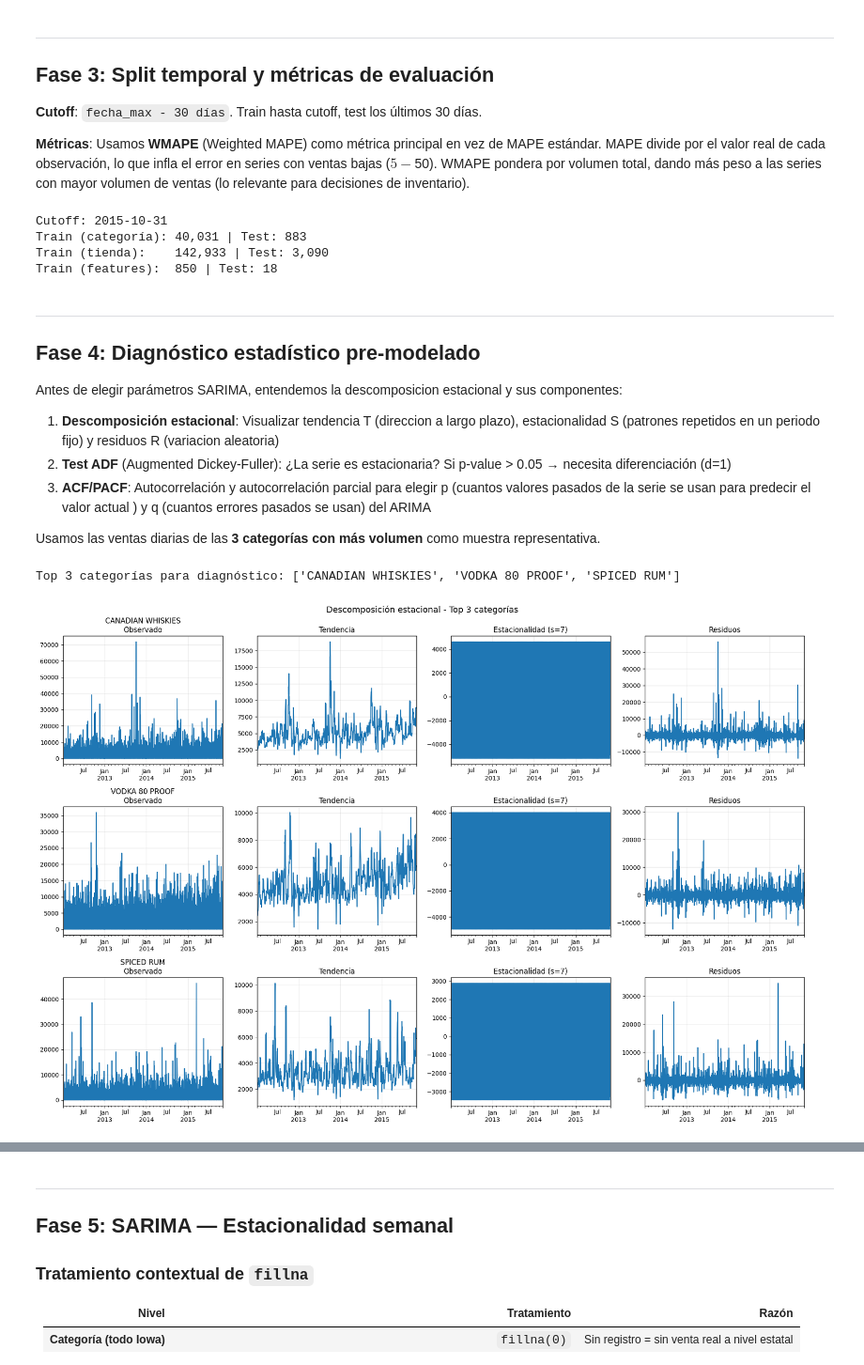
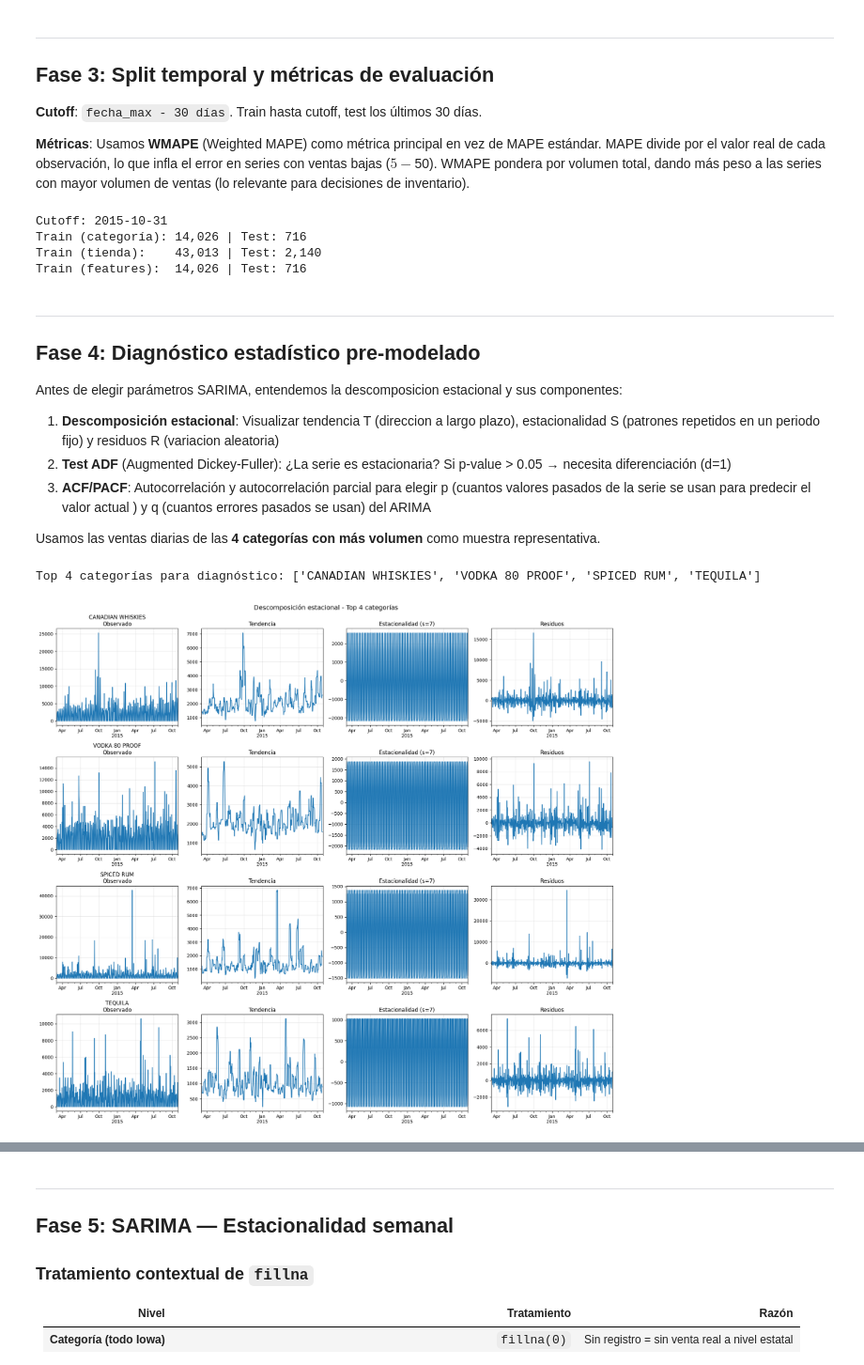
Before and after one commit to agus-chaud/forecasting-demanda-licores, a Jupyter notebook: forecasting-licores.ipynb, the cells around one changed output, grey strips where cells are left out. Shown at 94% size. Cells and saved outputs as stored; diff of their text form; code cells hidden in the pictures.

```diff
--- a/forecasting-licores.ipynb
+++ b/forecasting-licores.ipynb
@@ -19,9 +19,17 @@ from pathlib import Path
 
 DATA_DIR = Path("data")
 
-ventas_categoria_path = DATA_DIR / "ventas_por_categoria.parquet"
-ventas_tienda_path = DATA_DIR / "ventas_por_tienda.parquet"
-features_diarias_path = DATA_DIR / "features_ventas_diarias.parquet"
+# Agregados diarios (particionados por anio/mes) generados en `analisis-calidad.ipynb`
+ventas_categoria_path = DATA_DIR / "ventas_por_categoria_2"
+ventas_tienda_path = DATA_DIR / "ventas_por_tienda_2"
 
+# Caches de features por serie (categoria / tienda) generados en `analisis-calidad.ipynb`
+cache_cat_dir = DATA_DIR / "cache_features_categoria"
+cache_tienda_dir = DATA_DIR / "cache_features_tienda"
+
+ventas_categoria = pd.read_parquet(ventas_categoria_path)
+ventas_tienda = pd.read_parquet(ventas_tienda_path)
+features_categoria = pd.read_parquet(cache_cat_dir)
+features_tienda = pd.read_parquet(cache_tienda_dir)
 # Nota: estos Parquet se generan en `analisis-calidad.ipynb` a partir del CSV crudo.
 # Este notebook solo consume esas tablas para entrenar y evaluar modelos de forecasting.
@@ -683,6 +42,10 @@ Exportado: data/features_ventas_diarias.parquet
 **Métricas**: Usamos **WMAPE** (Weighted MAPE) como métrica principal en vez de MAPE estándar. MAPE divide por el valor real de cada observación, lo que infla el error en series con ventas bajas ($5-$50). WMAPE pondera por volumen total, dando más peso a las series con mayor volumen de ventas (lo relevante para decisiones de inventario).
 # %%
 import numpy as np
+
+# Usamos las features agregadas por categoría como base de df_features
+# (se puede ajustar más adelante si se añaden features por tienda)
+df_features = features_categoria
 
 # --- Funciones de métricas ---
 def wmape(y_true, y_pred):
@@ -724,9 +87,9 @@ print(f"Train (tienda):    {len(train_store):,} | Test: {len(test_store):,}")
 print(f"Train (features):  {len(train_features):,} | Test: {len(test_features):,}")
 # %% [output]
 Cutoff: 2015-10-31
-Train (categoría): 40,031 | Test: 883
-Train (tienda):    142,933 | Test: 3,090
-Train (features):  850 | Test: 18
+Train (categoría): 14,026 | Test: 716
+Train (tienda):    43,013 | Test: 2,140
+Train (features):  14,026 | Test: 716
 # %% [markdown]
 ---
 ## Fase 4: Diagnóstico estadístico pre-modelado
@@ -737,47 +100,47 @@ Antes de elegir parámetros SARIMA, entendemos la descomposicion estacional y su
 2. **Test ADF** (Augmented Dickey-Fuller): ¿La serie es estacionaria? Si p-value > 0.05 → necesita diferenciación (d=1)
 3. **ACF/PACF**: Autocorrelación y autocorrelación parcial para elegir p (cuantos valores pasados de la serie se usan para predecir el valor actual ) y q (cuantos errores pasados se usan) del ARIMA
 
-Usamos las ventas diarias de las **3 categorías con más volumen** como muestra representativa.
+Usamos las ventas diarias de las **4 categorías con más volumen** como muestra representativa.
 # %%
 import matplotlib.pyplot as plt
 from statsmodels.tsa.seasonal import seasonal_decompose
 from statsmodels.tsa.stattools import adfuller
 from statsmodels.graphics.tsaplots import plot_acf, plot_pacf
 
-# Top 3 categorías por volumen total de ventas
-top3_cats = (
+# Top 4 categorías por volumen total de ventas
+top4_cats = (
     ventas_categoria.groupby("categoria")["ventas"].sum()
-    .nlargest(3).index.tolist()
+    .nlargest(4).index.tolist()
 )
-print(f"Top 3 categorías para diagnóstico: {top3_cats}")
+print(f"Top 4 categorías para diagnóstico: {top4_cats}")
 
 # Preparar series diarias con reindex (fillna(0) es válido a nivel categoría agregada)
 series_diag = {}
 full_dates = pd.date_range(ventas_categoria["fecha"].min(), cutoff, freq="D")
 
-for cat in top3_cats:
+for cat in top4_cats:
     s = (
         train_cat[train_cat["categoria"] == cat]
         .set_index("fecha")["ventas"]
         .reindex(full_dates)
         .fillna(0)
     )
     s.index.freq = "D"
     series_diag[cat] = s
 
 # --- 1. Descomposición estacional (período=7 para semanal) ---
-fig, axes = plt.subplots(len(top3_cats), 4, figsize=(18, 4 * len(top3_cats)))
+fig, axes = plt.subplots(len(top4_cats), 4, figsize=(18, 4 * len(top4_cats)))
 for i, (cat, s) in enumerate(series_diag.items()):
     result = seasonal_decompose(s, model="additive", period=7)
     result.observed.plot(ax=axes[i, 0], title=f"{cat[:30]}\nObservado")
     result.trend.plot(ax=axes[i, 1], title="Tendencia")
     result.seasonal.plot(ax=axes[i, 2], title="Estacionalidad (s=7)")
     result.resid.plot(ax=axes[i, 3], title="Residuos")
     for ax in axes[i]:
         ax.grid(True, alpha=0.3)
 plt.tight_layout()
-plt.suptitle("Descomposición estacional - Top 3 categorías", y=1.01, fontsize=14)
+plt.suptitle("Descomposición estacional - Top 4 categorías", y=1.01, fontsize=14)
 plt.show()
 # %% [output]
-Top 3 categorías para diagnóstico: ['CANADIAN WHISKIES', 'VODKA 80 PROOF', 'SPICED RUM']
+Top 4 categorías para diagnóstico: ['CANADIAN WHISKIES', 'VODKA 80 PROOF', 'SPICED RUM', 'TEQUILA']
-[figure, old version]
+[figure, new version]
```
Also changed, not shown: parts of 48 cells of this notebook, 1 other file.
